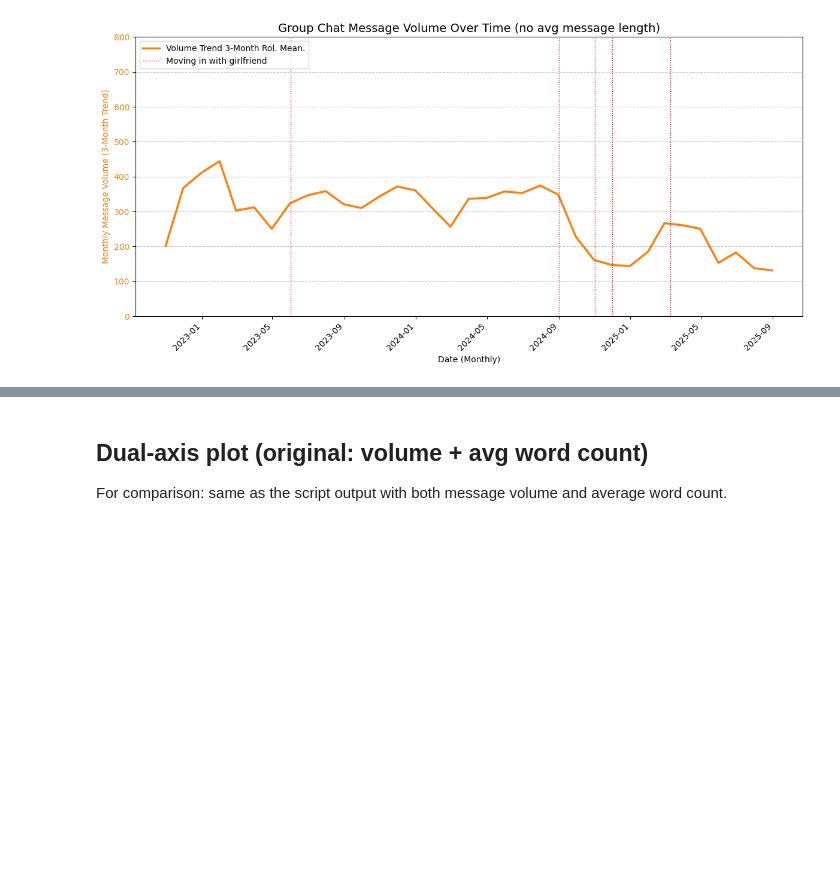
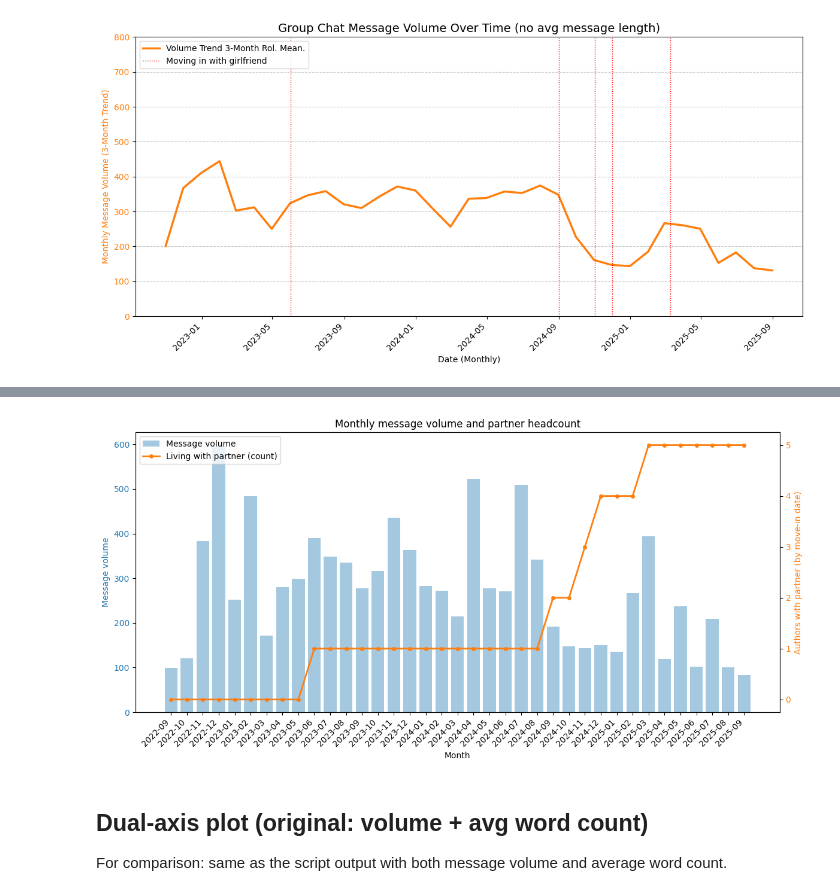
Before and after one commit to bashoogeventerink-max/DAV, a Jupyter notebook: notebooks/06-time-series-test.ipynb, the cells around one changed output, grey strips where cells are left out. Cells and saved outputs as stored; diff of their text form; code cells hidden in the pictures; blank space fills up the shorter version.

```diff
--- a/notebooks/06-time-series-test.ipynb
+++ b/notebooks/06-time-series-test.ipynb
@@ -162,0 +180,17 @@ plt.show()
+# %%
+from pathlib import Path
+
+# Load from data/feature_added (same folder as timestamped whatsapp-*-features outputs)
+feature_added_dir = Path("../data/feature_added").resolve()
+csv_files = sorted(
+    feature_added_dir.glob("whatsapp-*-features.csv"),
+    key=lambda p: p.stat().st_mtime,
+    reverse=True,
+)
+if not csv_files:
+    raise FileNotFoundError(
+        f"No whatsapp-*-features.csv in {feature_added_dir}. Run feature engineering first."
+    )
+latest_csv = csv_files[0]
+print(f"Loading features from: {latest_csv}")
+df = pd.read_csv(latest_csv, parse_dates=["timestamp", "date_living_with_partner"])
@@ -163,3 +257,40 @@ plt.show()
+# %%
+# Visualize summary_table: volume (bars) vs. partner headcount (line)
+plot_df = summary_table.sort_index()
+xpos = list(range(len(plot_df)))
+
+fig, ax1 = plt.subplots(figsize=(12, 6))
+color_vol, color_cnt = "tab:blue", "tab:orange"
+
+ax1.bar(xpos, plot_df["message_volume"], color=color_vol, alpha=0.4, label="Message volume")
+ax1.set_ylabel("Message volume", color=color_vol)
+ax1.tick_params(axis="y", labelcolor=color_vol)
+ax1.set_xlabel("Month")
+step = max(1, len(xpos) // 24)
+ax1.set_xticks(xpos[::step])
+ax1.set_xticklabels(plot_df.index[::step], rotation=45, ha="right")
+
+ax2 = ax1.twinx()
+ax2.plot(
+    xpos,
+    plot_df["count_living_with_partner"],
+    color=color_cnt,
+    marker="o",
+    linewidth=2,
+    markersize=4,
+    label="Living with partner (count)",
+)
+ax2.set_ylabel("Authors with partner (by move-in date)", color=color_cnt)
+ax2.tick_params(axis="y", labelcolor=color_cnt)
+
+lines1, lab1 = ax1.get_legend_handles_labels()
+lines2, lab2 = ax2.get_legend_handles_labels()
+ax1.legend(lines1 + lines2, lab1 + lab2, loc="upper left")
+plt.title("Monthly message volume and partner headcount")
+plt.tight_layout()
+plt.show()
+# %% [output]
+[figure, added]
 # %% [markdown]
 ## Dual-axis plot (original: volume + avg word count)
 
```
Also changed, not shown: parts of 6 cells of this notebook, 1 other file.
